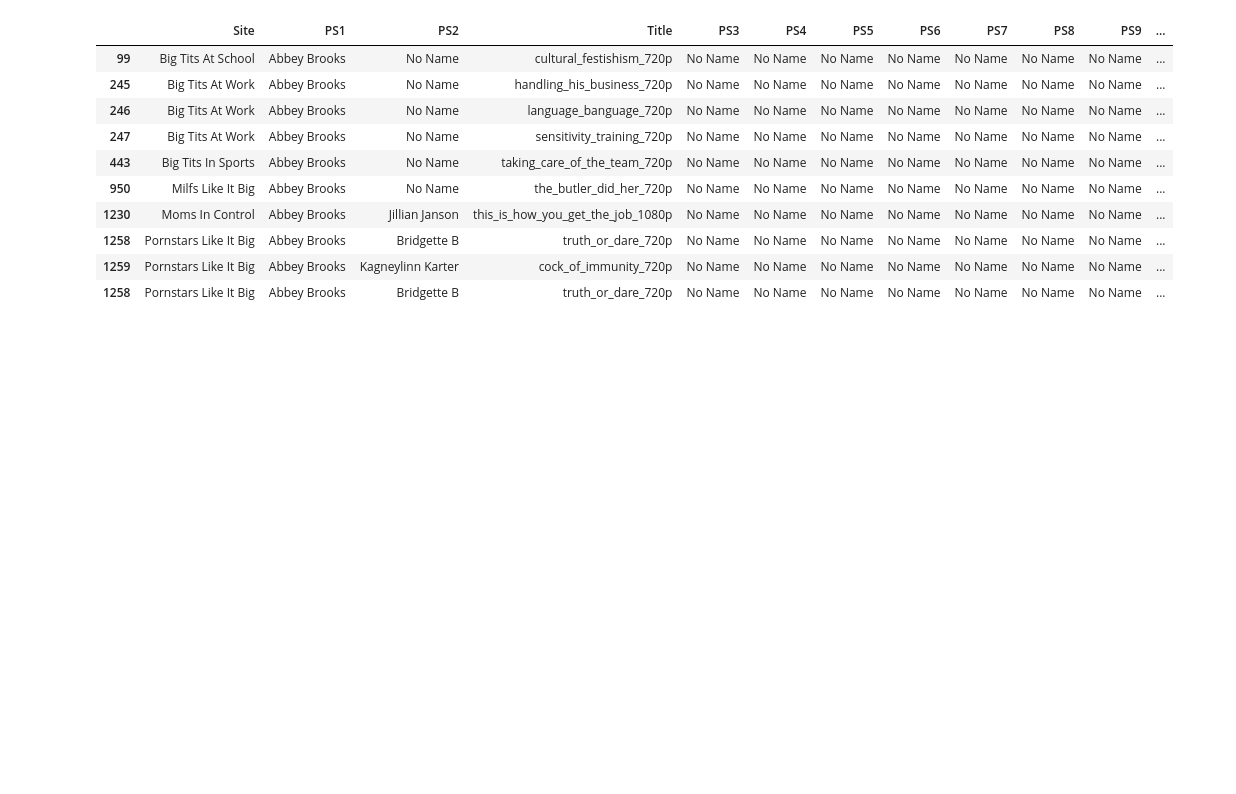
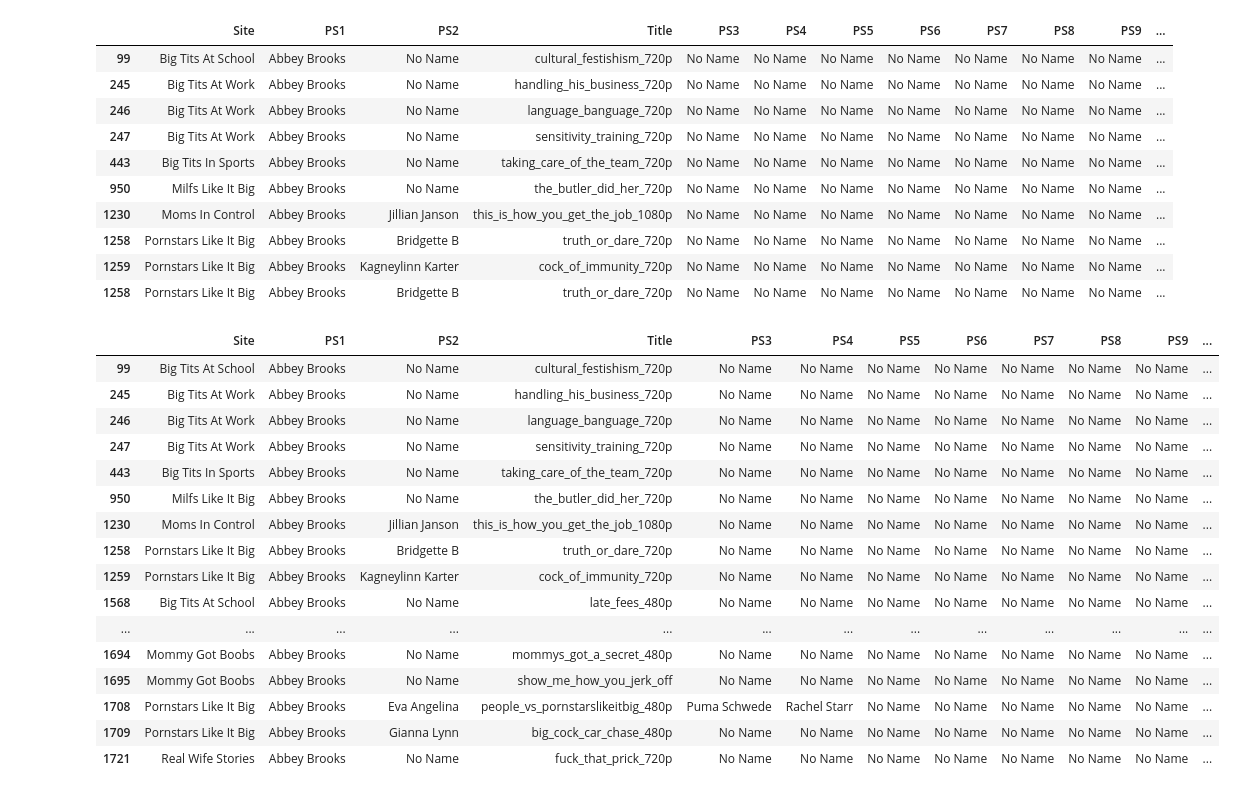
Before and after one commit to docwerder/braz, a Jupyter notebook: scancompare_model_df_final_my_db.ipynb, the cells around one changed output. Drawn from its saved outputs; the diff is of its cells as text; code cells hidden in the pictures; blank space fills up the shorter version.

```diff
--- a/scancompare_model_df_final_my_db.ipynb
+++ b/scancompare_model_df_final_my_db.ipynb
@@ -135,7 +135,9 @@ def search_only_one(dataFrame, search_string):
 # %% [markdown]
 #### Load df_top56_ps for comparison
 # %%
+import pandas as pd
 df_top56_ps = pd.read_csv('df_top56_ps_tmp_08_08_22.csv', index_col=[0])
+df_complete = pd.read_csv('df_final_my_db_py_09_08_2022.csv', index_col=[0])
 # %%
 existing_titles_jj = pd.DataFrame()
 zaehler = 0
@@ -989,3 +991,23 @@ df_top56_ps[df_top56_ps['PS1'] == 'Abbey Brooks']
 | 1258 | Pornstars Like It Big | Abbey Brooks | Bridgette B | truth_or_dare_720p | No Name | No Name | No Name | No Name | No Name | No Name | No Name | ... |
 | 1259 | Pornstars Like It Big | Abbey Brooks | Kagneylinn Karter | cock_of_immunity_720p | No Name | No Name | No Name | No Name | No Name | No Name | No Name | ... |
 | 1258 | Pornstars Like It Big | Abbey Brooks | Bridgette B | truth_or_dare_720p | No Name | No Name | No Name | No Name | No Name | No Name | No Name | ... |
+# %%
+df_complete[df_complete['PS1'] == 'Abbey Brooks']
+# %% [output]
+|  | Site | PS1 | PS2 | Title | PS3 | PS4 | PS5 | PS6 | PS7 | PS8 | PS9 | ... |
+| 99 | Big Tits At School | Abbey Brooks | No Name | cultural_festishism_720p | No Name | No Name | No Name | No Name | No Name | No Name | No Name | ... |
+| 245 | Big Tits At Work | Abbey Brooks | No Name | handling_his_business_720p | No Name | No Name | No Name | No Name | No Name | No Name | No Name | ... |
+| 246 | Big Tits At Work | Abbey Brooks | No Name | language_banguage_720p | No Name | No Name | No Name | No Name | No Name | No Name | No Name | ... |
+| 247 | Big Tits At Work | Abbey Brooks | No Name | sensitivity_training_720p | No Name | No Name | No Name | No Name | No Name | No Name | No Name | ... |
+| 443 | Big Tits In Sports | Abbey Brooks | No Name | taking_care_of_the_team_720p | No Name | No Name | No Name | No Name | No Name | No Name | No Name | ... |
+| 950 | Milfs Like It Big | Abbey Brooks | No Name | the_butler_did_her_720p | No Name | No Name | No Name | No Name | No Name | No Name | No Name | ... |
+| 1230 | Moms In Control | Abbey Brooks | Jillian Janson | this_is_how_you_get_the_job_1080p | No Name | No Name | No Name | No Name | No Name | No Name | No Name | ... |
+| 1258 | Pornstars Like It Big | Abbey Brooks | Bridgette B | truth_or_dare_720p | No Name | No Name | No Name | No Name | No Name | No Name | No Name | ... |
+| 1259 | Pornstars Like It Big | Abbey Brooks | Kagneylinn Karter | cock_of_immunity_720p | No Name | No Name | No Name | No Name | No Name | No Name | No Name | ... |
+| 1568 | Big Tits At School | Abbey Brooks | No Name | late_fees_480p | No Name | No Name | No Name | No Name | No Name | No Name | No Name | ... |
+| ... | ... | ... | ... | ... | ... | ... | ... | ... | ... | ... | ... | ... |
+| 1694 | Mommy Got Boobs | Abbey Brooks | No Name | mommys_got_a_secret_480p | No Name | No Name | No Name | No Name | No Name | No Name | No Name | ... |
+| 1695 | Mommy Got Boobs | Abbey Brooks | No Name | show_me_how_you_jerk_off | No Name | No Name | No Name | No Name | No Name | No Name | No Name | ... |
+| 1708 | Pornstars Like It Big | Abbey Brooks | Eva Angelina | people_vs_pornstarslikeitbig_480p | Puma Schwede | Rachel Starr | No Name | No Name | No Name | No Name | No Name | ... |
+| 1709 | Pornstars Like It Big | Abbey Brooks | Gianna Lynn | big_cock_car_chase_480p | No Name | No Name | No Name | No Name | No Name | No Name | No Name | ... |
+| 1721 | Real Wife Stories | Abbey Brooks | No Name | fuck_that_prick_720p | No Name | No Name | No Name | No Name | No Name | No Name | No Name | ... |
```
Also changed, not shown: 10 other files.
